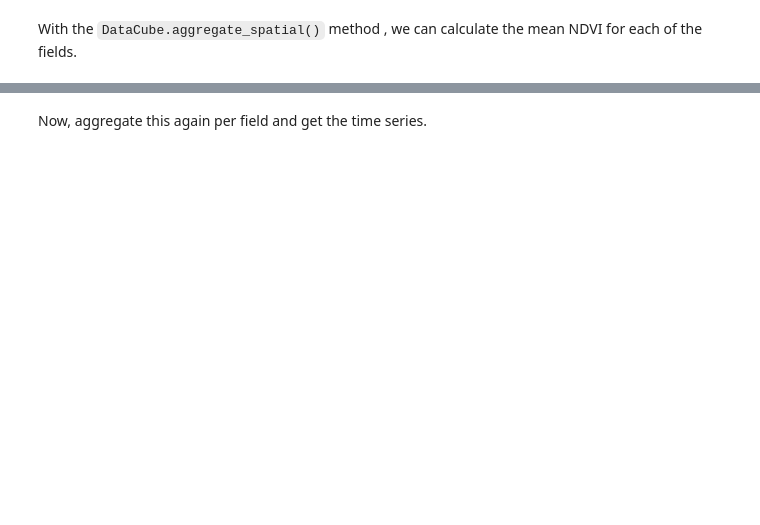
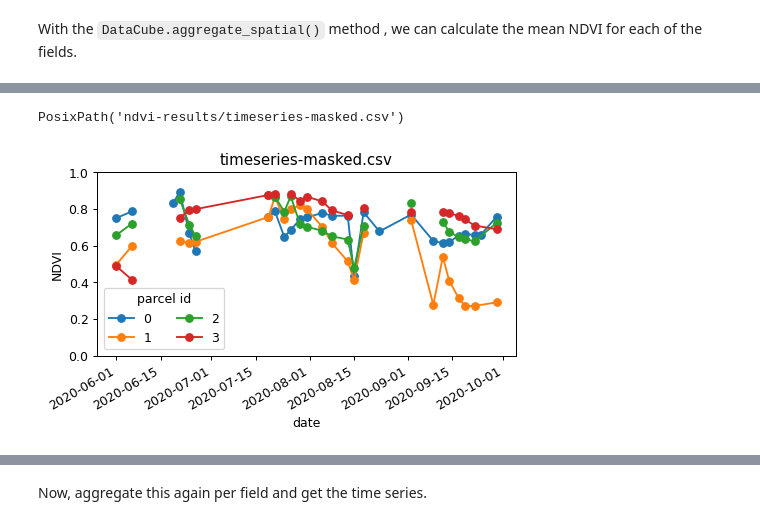
Before and after one commit to eu-cdse/notebook-samples, a Jupyter notebook: openeo/NDVI_Timeseries.ipynb, the cells around one changed output, grey strips where cells are left out. Drawn from its saved outputs; the diff is of its cells as text; code cells hidden in the pictures; blank space fills up the shorter version.

```diff
--- a/openeo/NDVI_Timeseries.ipynb
+++ b/openeo/NDVI_Timeseries.ipynb
@@ -190,0 +176,8 @@ smoothed_ndvi = masked_ndvi.apply_dimension(code=udf, dimension="t")
+# %%
+job.get_results().download_file("ndvi-results/timeseries-masked.csv")
+# %% [output]
+PosixPath('ndvi-results/timeseries-masked.csv')
+# %%
+plot_timeseries("ndvi-results/timeseries-masked.csv")
+# %% [output]
+[figure, added]
```
Also changed, not shown: parts of 54 cells of this notebook, 1 other file.
